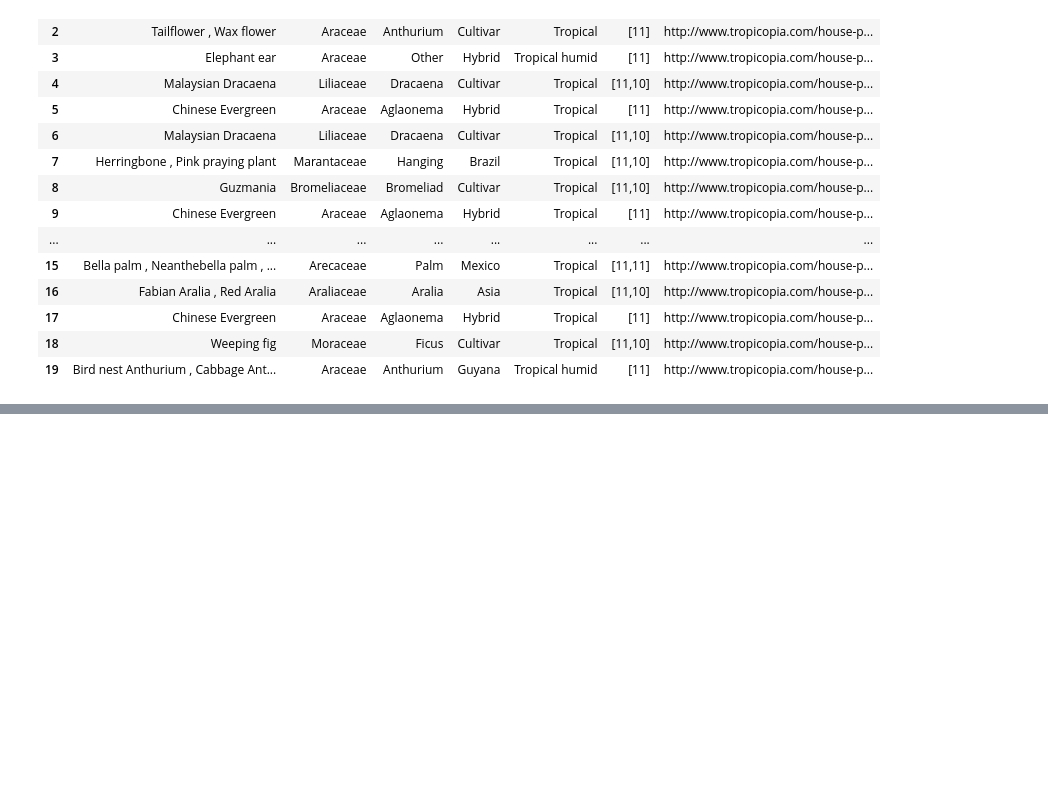
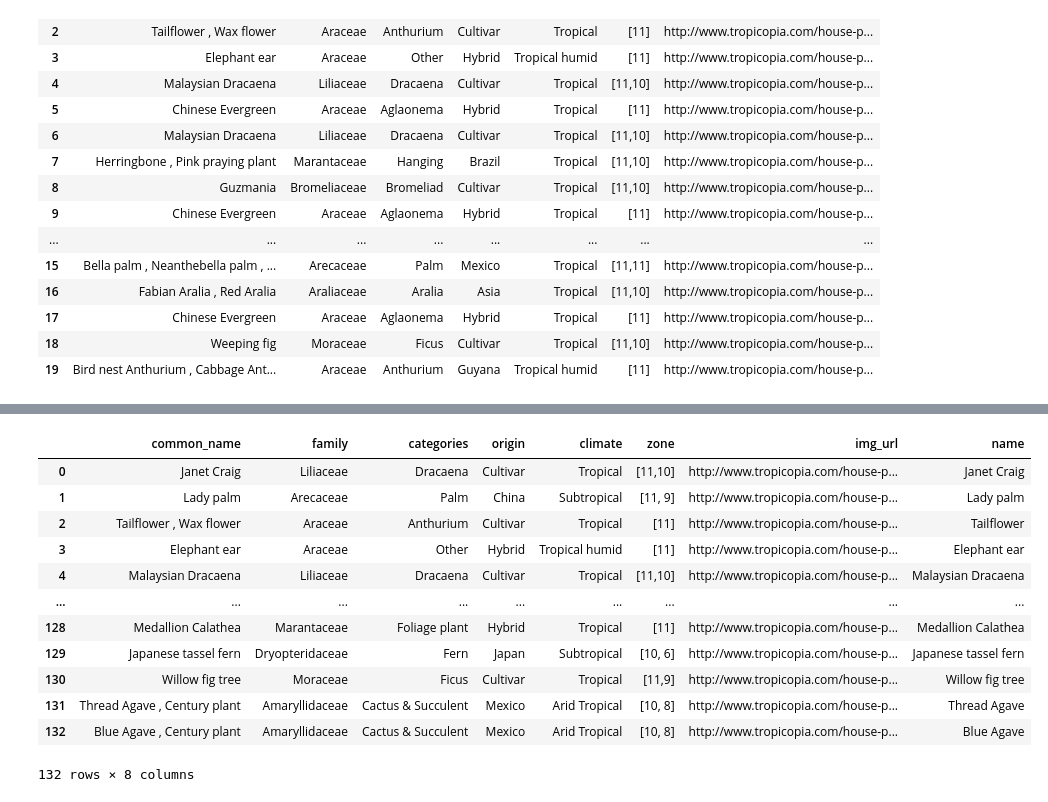
Before and after one commit to Chroma-CESAR/Rooted, a Jupyter notebook: notebook.ipynb, the cells around one changed output, grey strips where cells are left out. Drawn from its saved outputs; the diff is of its cells as text; code cells hidden in the pictures; blank space fills up the shorter version.

```diff
--- a/notebook.ipynb
+++ b/notebook.ipynb
@@ -81,3 +97,21 @@ dtype: int64
+# %%
+data['name'] = data['common_name'].str.split(' , ').str[0]
+data['name'] = data['name'].str.strip()
+data
+# %% [output]
+|  | common_name | family | categories | origin | climate | zone | img_url | name |
+| 0 | Janet Craig | Liliaceae | Dracaena | Cultivar | Tropical | [11,10] | http://www.tropicopia.com/house-p... | Janet Craig |
+| 1 | Lady palm | Arecaceae | Palm | China | Subtropical | [11, 9] | http://www.tropicopia.com/house-p... | Lady palm |
+| 2 | Tailflower , Wax flower | Araceae | Anthurium | Cultivar | Tropical | [11] | http://www.tropicopia.com/house-p... | Tailflower |
+| 3 | Elephant ear | Araceae | Other | Hybrid | Tropical humid | [11] | http://www.tropicopia.com/house-p... | Elephant ear |
+| 4 | Malaysian Dracaena | Liliaceae | Dracaena | Cultivar | Tropical | [11,10] | http://www.tropicopia.com/house-p... | Malaysian Dracaena |
+| ... | ... | ... | ... | ... | ... | ... | ... | ... |
+| 128 | Medallion Calathea | Marantaceae | Foliage plant | Hybrid | Tropical | [11] | http://www.tropicopia.com/house-p... | Medallion Calathea |
+| 129 | Japanese tassel fern | Dryopteridaceae | Fern | Japan | Subtropical | [10, 6] | http://www.tropicopia.com/house-p... | Japanese tassel fern |
+| 130 | Willow fig tree | Moraceae | Ficus | Cultivar | Tropical | [11,9] | http://www.tropicopia.com/house-p... | Willow fig tree |
+| 131 | Thread Agave , Century plant | Amaryllidaceae | Cactus & Succulent | Mexico | Arid Tropical | [10, 8] | http://www.tropicopia.com/house-p... | Thread Agave |
+| 132 | Blue Agave , Century plant | Amaryllidaceae | Cactus & Succulent | Mexico | Arid Tropical | [10, 8] | http://www.tropicopia.com/house-p... | Blue Agave |
+132 rows × 8 columns
 # %%
 origin_values = data['origin'].value_counts()
 origin_values
```
Also changed, not shown: parts of 41 cells of this notebook, 2 other files.
